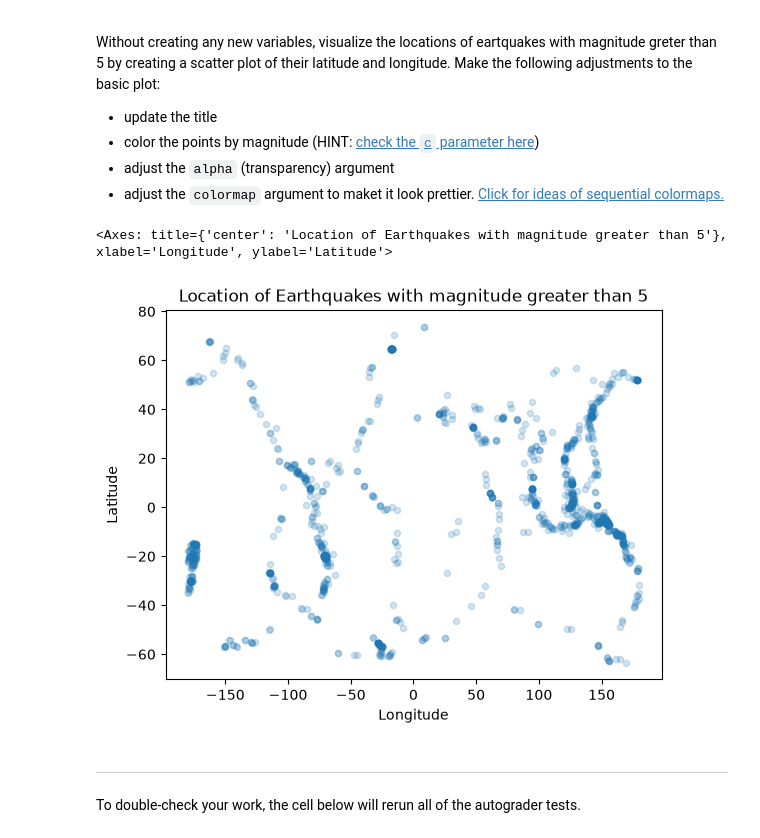
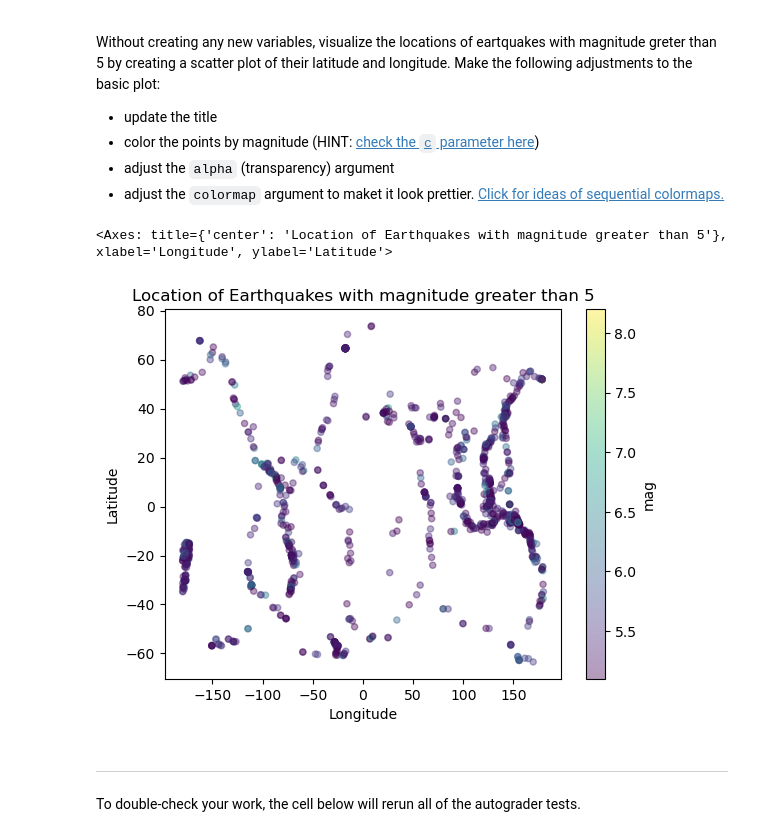
Before and after one commit to moniqueallyson/eds220-hwk1, a Jupyter notebook: task3/hwk1-task3-earthquakes.ipynb, the cells around one changed output. Drawn from its saved outputs; the diff is of its cells as text; code cells hidden in the pictures.

```diff
--- a/task3/hwk1-task3-earthquakes.ipynb
+++ b/task3/hwk1-task3-earthquakes.ipynb
@@ -333,18 +331,19 @@ Without creating any new variables, visualize the locations of eartquakes with m
 - adjust the `alpha` (transparency) argument
 - adjust the `colormap` argument to maket it look prettier. [Click for ideas of sequential colormaps.](https://matplotlib.org/stable/users/explain/colors/colormaps.html)
 # %%
-eqk[eqk['mag'] > 5].plot(kind='scatter', # Create scatter plot
+eqk[eqk['mag']> 5].plot(kind='scatter', # Create scatter plot
                          x='longitude', # Choose x-axis as longitude
                          y='latitude', # Choose y-axis as latitude
                          title='Location of Earthquakes with magnitude greater than 5', # Change title
                          xlabel='Longitude', # Change x-axis description
                          ylabel='Latitude', # Change y-axis description
-                         alpha=0.2, # Change transparancy
-                         cmap='magma' # Colormap adujustments
+                         alpha=0.4,# Change transparancy
+                         c='mag', # Adjust by magnitude
+                         colormap='viridis' # Colormap adujustments
                         )
 # %% [output]
 <Axes: title={'center': 'Location of Earthquakes with magnitude greater than 5'}, xlabel='Longitude', ylabel='Latitude'>
-[figure, old version]
+[figure, new version]
 # %% [markdown]
 ---
 
```
Also changed, not shown: parts of 5 cells of this notebook.
